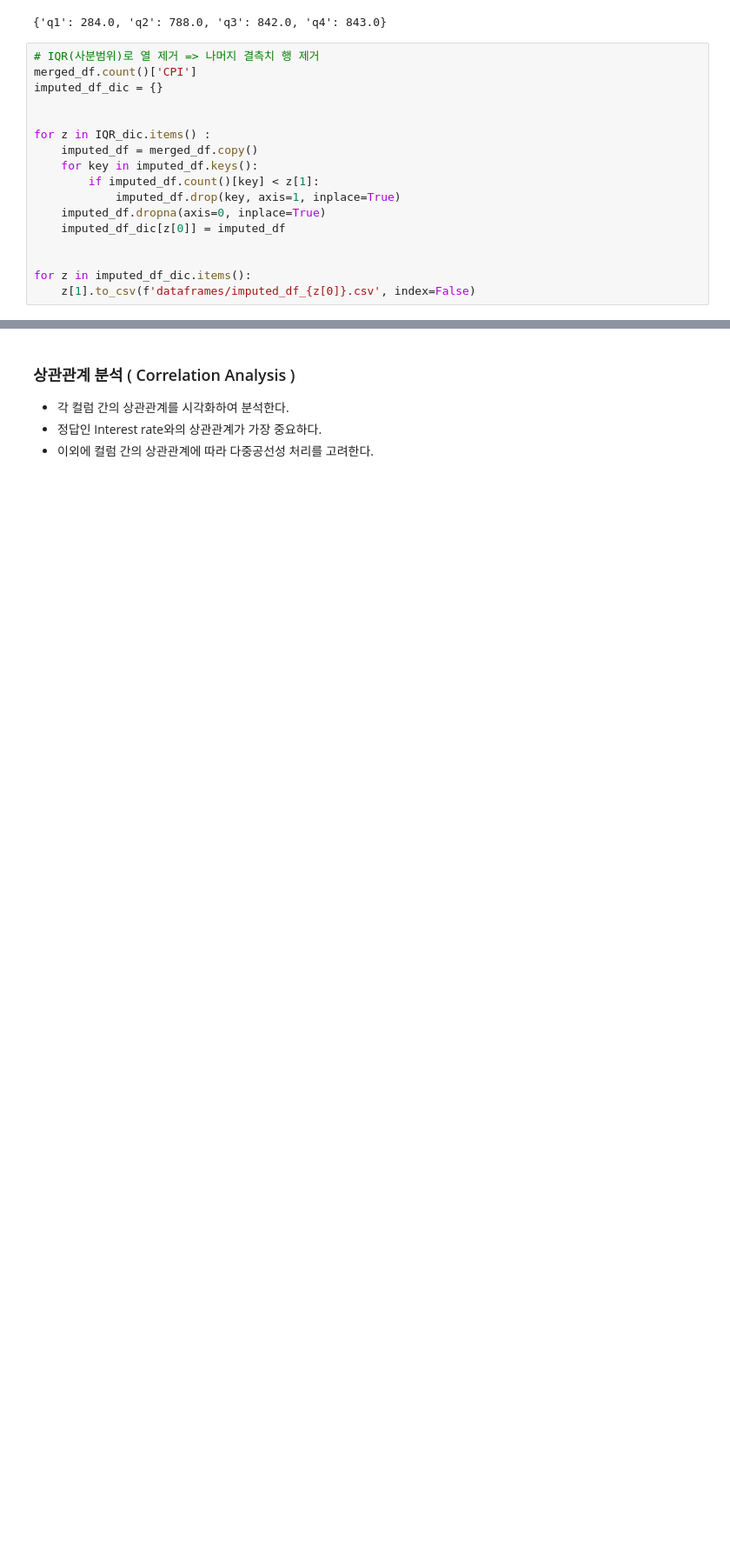
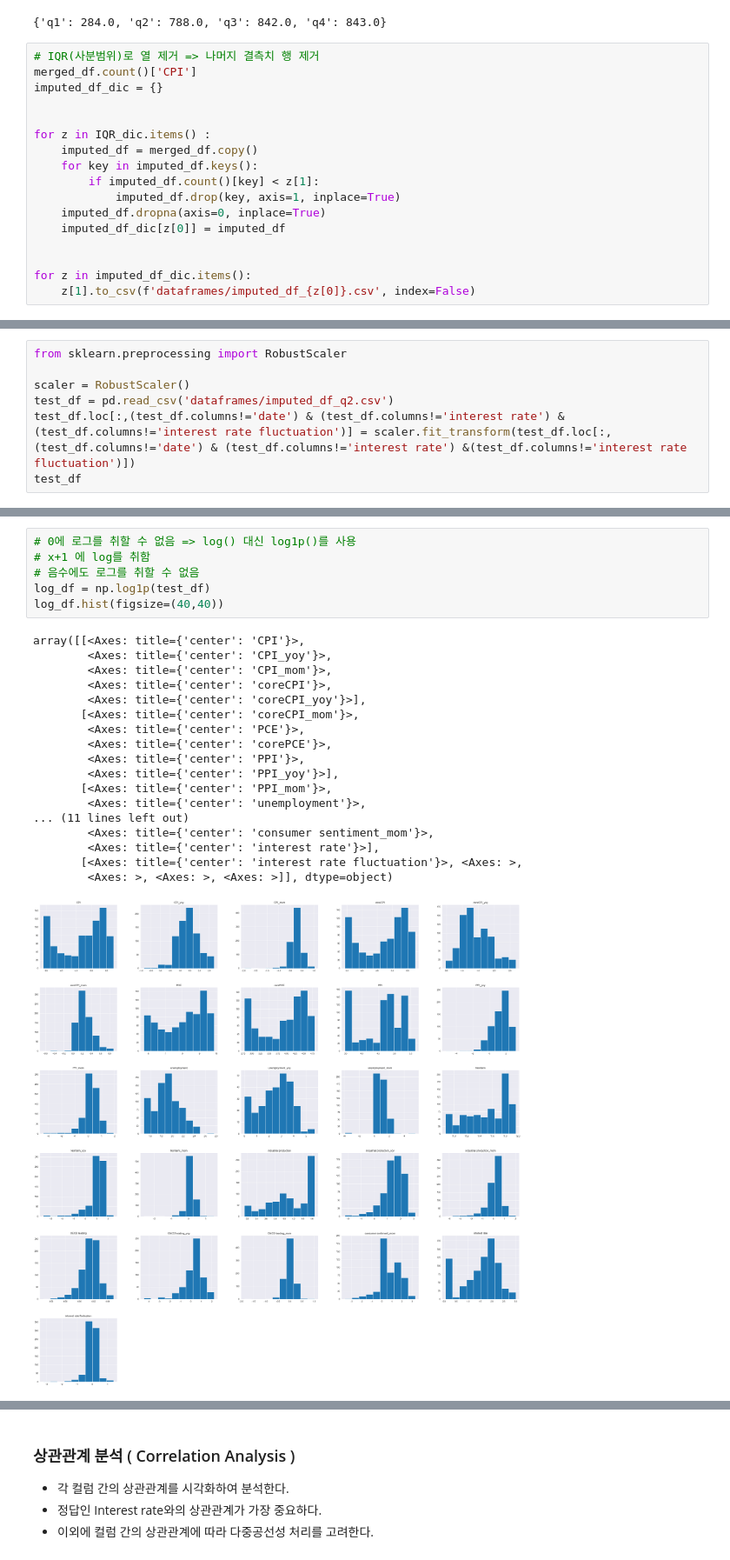
Before and after one commit to catree42/US-Economy-EDA-and-Federal-Rate-Prediction, a Jupyter notebook: DataPreprocessing.ipynb, the cells around one changed output, grey strips where cells are left out. Shown at 87% size. Drawn from its saved outputs; the diff is of its cells as text; blank space fills up the shorter version.

Commit message:
tested Scalings, Now on Robust Scaling

```diff
--- a/DataPreprocessing.ipynb
+++ b/DataPreprocessing.ipynb
@@ -326,0 +391,7 @@ for z in imputed_df_dic.items():
+# %%
+from sklearn.preprocessing import RobustScaler
+
+scaler = RobustScaler()
+test_df = pd.read_csv('dataframes/imputed_df_q2.csv')
+test_df.loc[:,(test_df.columns!='date') & (test_df.columns!='interest rate') &(test_df.columns!='interest rate fluctuation')] = scaler.fit_transform(test_df.loc[:,(test_df.columns!='date') & (test_df.columns!='interest rate') &(test_df.columns!='interest rate fluctuation')])
+test_df
@@ -326,0 +412,25 @@ for z in imputed_df_dic.items():
+# %%
+# 0에 로그를 취할 수 없음 => log() 대신 log1p()를 사용
+# x+1 에 log를 취함
+# 음수에도 로그를 취할 수 없음
+log_df = np.log1p(test_df)
+log_df.hist(figsize=(40,40))
+# %% [output]
+array([[<Axes: title={'center': 'CPI'}>,
+        <Axes: title={'center': 'CPI_yoy'}>,
+        <Axes: title={'center': 'CPI_mom'}>,
+        <Axes: title={'center': 'coreCPI'}>,
+        <Axes: title={'center': 'coreCPI_yoy'}>],
+       [<Axes: title={'center': 'coreCPI_mom'}>,
+        <Axes: title={'center': 'PCE'}>,
+        <Axes: title={'center': 'corePCE'}>,
+        <Axes: title={'center': 'PPI'}>,
+        <Axes: title={'center': 'PPI_yoy'}>],
+       [<Axes: title={'center': 'PPI_mom'}>,
+        <Axes: title={'center': 'unemployment'}>,
+... (11 lines left out)
+        <Axes: title={'center': 'consumer sentiment_mom'}>,
+        <Axes: title={'center': 'interest rate'}>],
+       [<Axes: title={'center': 'interest rate fluctuation'}>, <Axes: >,
+        <Axes: >, <Axes: >, <Axes: >]], dtype=object)
+[figure, added]
```
Also changed, not shown: parts of 14 cells of this notebook, 5 other files.
